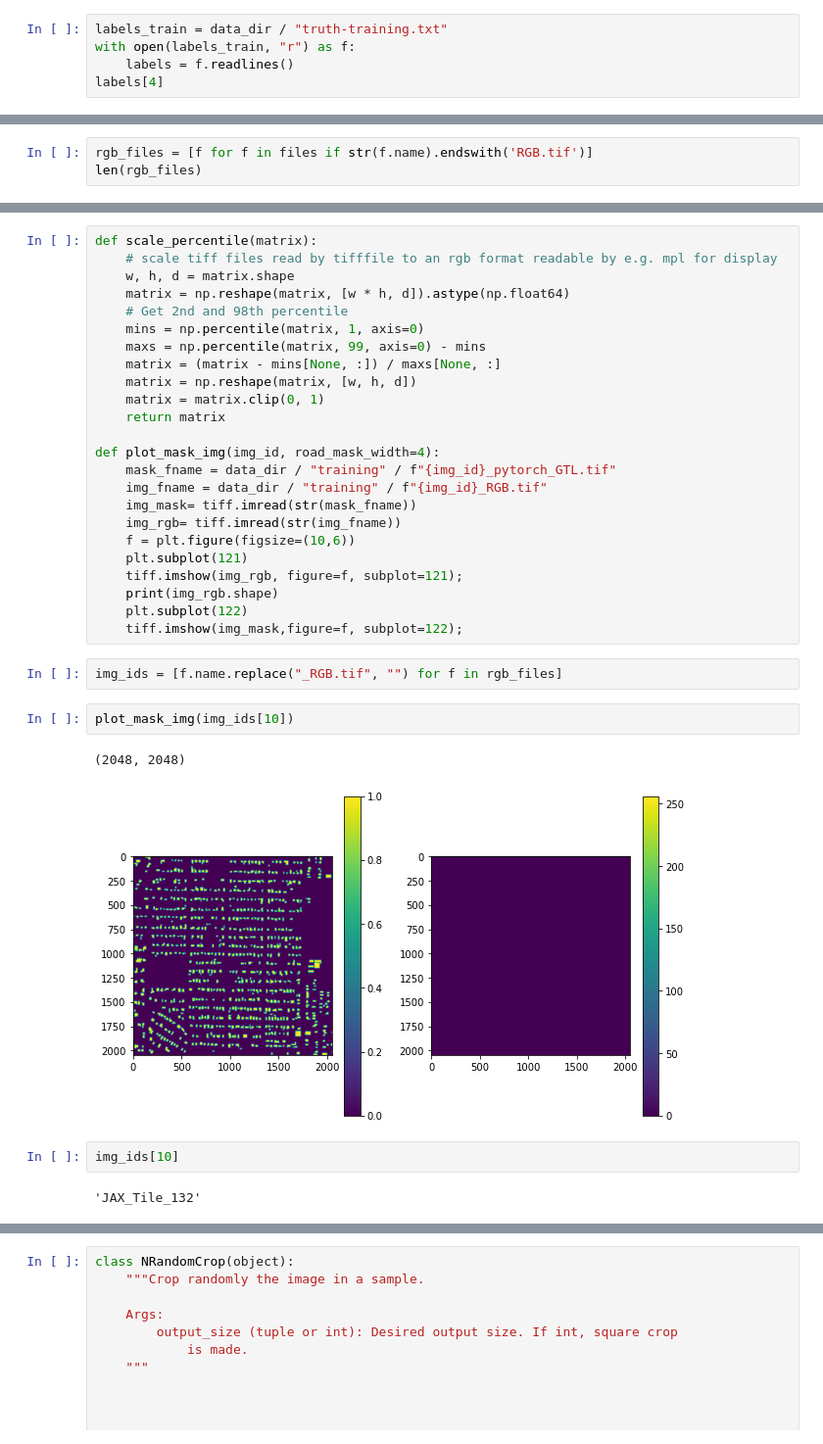
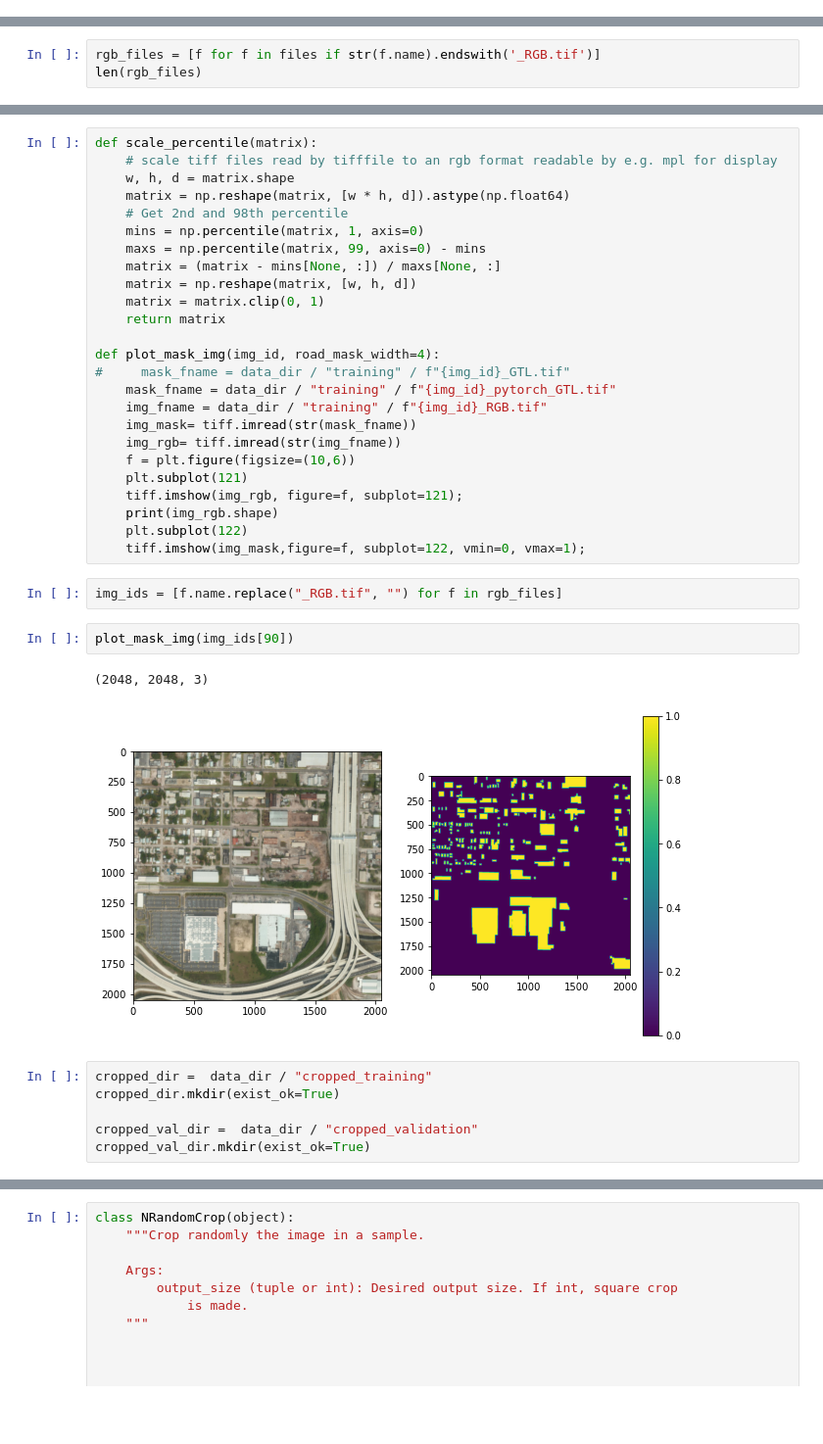
Before and after one commit to wwymak/spacenet-buildings, a Jupyter notebook: urban_3d.ipynb, the cells around one changed output, grey strips where cells are left out. Shown at 98% size. Drawn from its saved outputs; the diff is of its cells as text; blank space fills up the shorter version.

Commit message:
first trainings of neural net

```diff
--- a/urban_3d.ipynb
+++ b/urban_3d.ipynb
@@ -16,8 +32,3 @@ print(len(files))
 files[0]
 # %% [output]
 PosixPath('/media/wwymak/Storage/urban-3D-satellite/training/TAM_Tile_132_GTC.tif')
-# %%
-labels_train = data_dir / "truth-training.txt"
-with open(labels_train, "r") as f:
-    labels = f.readlines()
-labels[4]
@@ -28,7 +37,7 @@ set([str(f.name).split("_")[-1] for f in files])
 # %% [output]
 {'DSM.tif', 'DTM.tif', 'GTC.tif', 'GTI.tif', 'GTL.tif', 'RGB.tif'}
 # %%
-rgb_files = [f for f in files if str(f.name).endswith('RGB.tif')]
+rgb_files = [f for f in files if str(f.name).endswith('_RGB.tif')]
 len(rgb_files)
 # %% [output]
 174
@@ -104,6 +112,7 @@ def scale_percentile(matrix):
     return matrix
 
 def plot_mask_img(img_id, road_mask_width=4):
+#     mask_fname = data_dir / "training" / f"{img_id}_GTL.tif"
     mask_fname = data_dir / "training" / f"{img_id}_pytorch_GTL.tif"
     img_fname = data_dir / "training" / f"{img_id}_RGB.tif"
     img_mask= tiff.imread(str(mask_fname))
@@ -113,15 +122,17 @@ def plot_mask_img(img_id, road_mask_width=4):
     tiff.imshow(img_rgb, figure=f, subplot=121);
     print(img_rgb.shape)
     plt.subplot(122)
-    tiff.imshow(img_mask,figure=f, subplot=122);
+    tiff.imshow(img_mask,figure=f, subplot=122, vmin=0, vmax=1);
 # %%
 img_ids = [f.name.replace("_RGB.tif", "") for f in rgb_files]
 # %%
-plot_mask_img(img_ids[10])
+plot_mask_img(img_ids[90])
 # %% [output]
-(2048, 2048)
+(2048, 2048, 3)
-[figure, old version]
+[figure, new version]
-# %%
-img_ids[10]
-# %% [output]
-'JAX_Tile_132'
+# %%
+cropped_dir =  data_dir / "cropped_training"
+cropped_dir.mkdir(exist_ok=True)
+
+cropped_val_dir =  data_dir / "cropped_validation"
+cropped_val_dir.mkdir(exist_ok=True)
```
Also changed, not shown: parts of 46 cells of this notebook.
